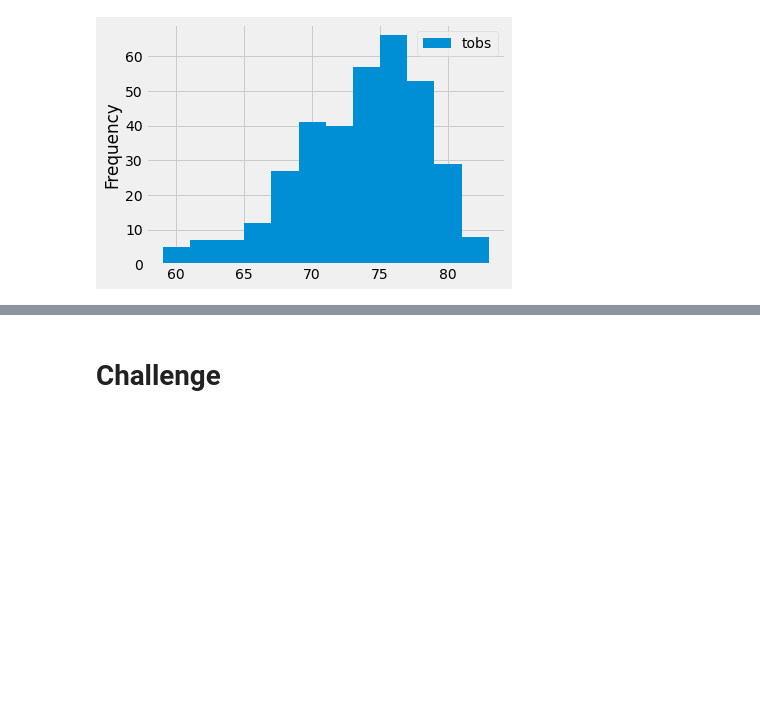
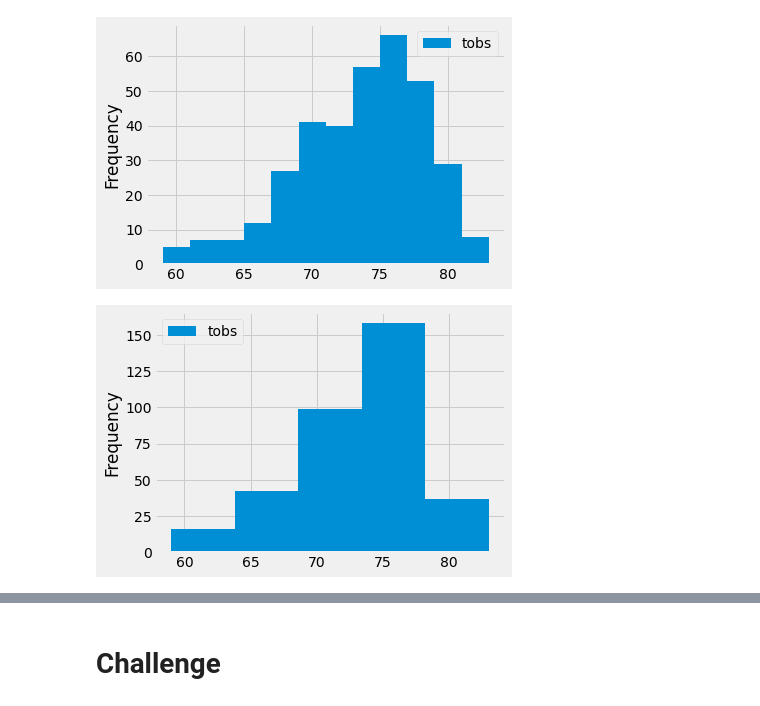
Before and after one commit to jilek/surfs_up, a Jupyter notebook: climate_analysis.ipynb, the cells around one changed output, grey strips where cells are left out. Saved outputs shown, nothing was run; the diff lists cells and outputs as text; code cells hidden in the pictures; blank space fills up the shorter version.

```diff
--- a/climate_analysis.ipynb
+++ b/climate_analysis.ipynb
@@ -147,3 +147,8 @@ df.plot.hist(bins=12)
 plt.tight_layout()
 # %% [output]
 [figure]
+# %%
+df.plot.hist(bins=5)
+plt.tight_layout()
+# %% [output]
+[figure, added]
```
Also changed, not shown: parts of 1 cell of this notebook, 2 other files.
